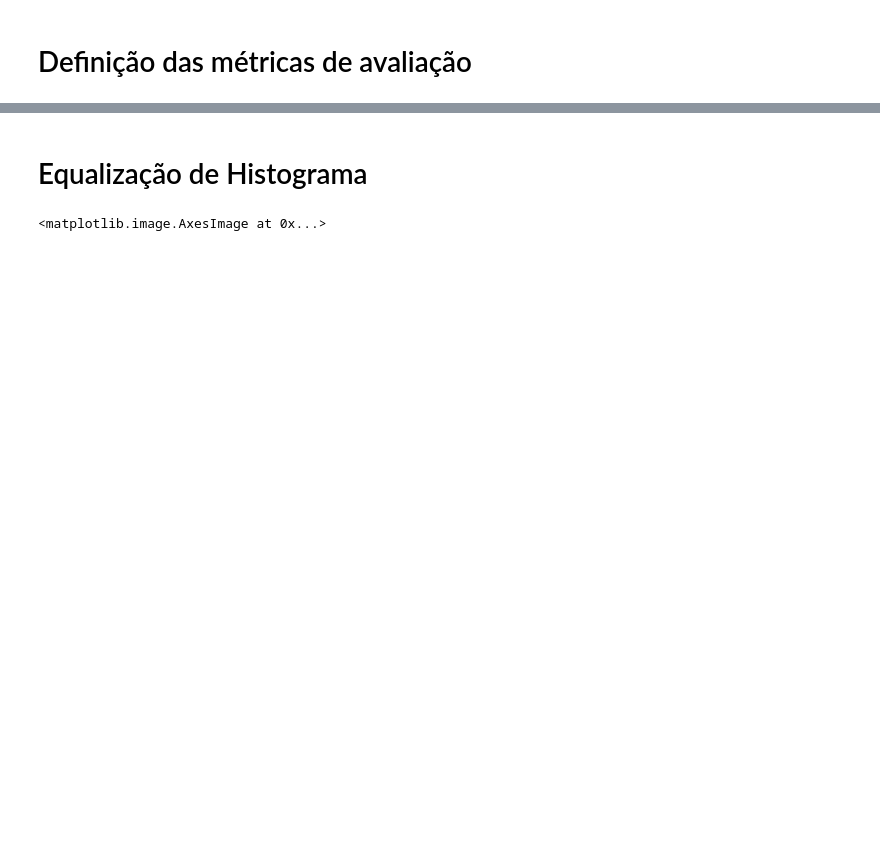
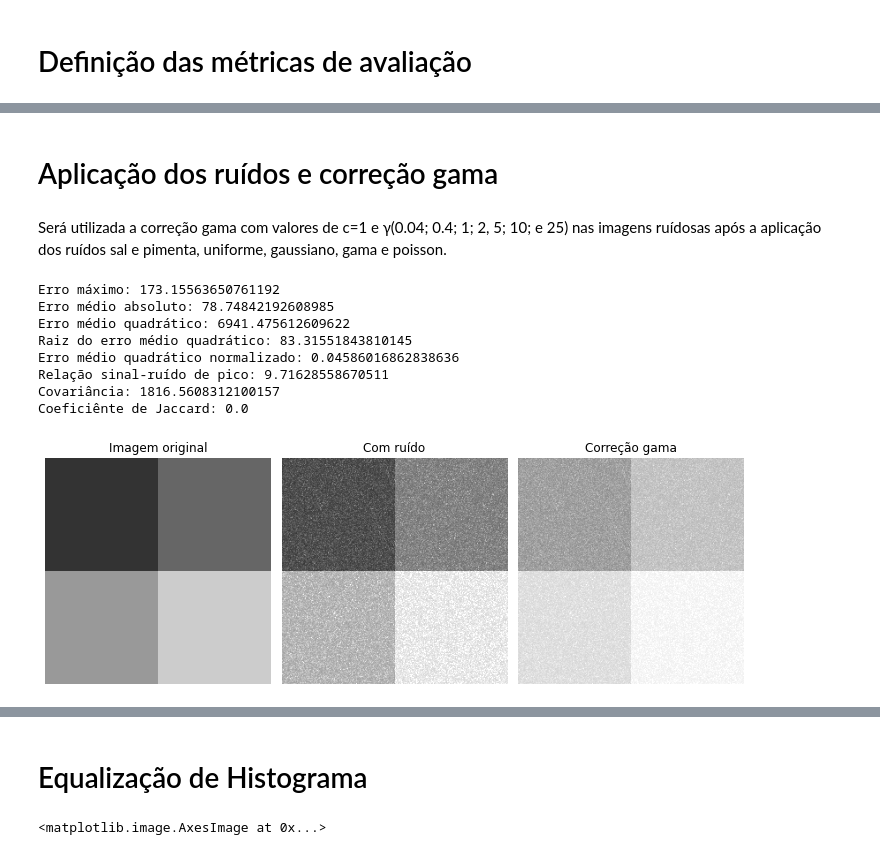
Before and after one commit to Giovannacm/digital-image-processing-msc, a Jupyter notebook: PID_Aula4e5_Implementacao.ipynb, the cells around one changed output, grey strips where cells are left out. Cells and saved outputs as stored; diff of their text form; code cells hidden in the pictures; blank space fills up the shorter version.

```diff
--- a/PID_Aula4e5_Implementacao.ipynb
+++ b/PID_Aula4e5_Implementacao.ipynb
@@ -214,5 +239,5 @@ plt.imshow(apply_gaussian_noise(image_e, 0, 0.01, from_package=True), cmap='gray
 # %%
 def apply_gama_noise(image, shape, scale):
-  gama_noise = np.random.gamma(shape=shape, scale=scale, size=256)
+  gama_noise = np.random.gamma(shape=shape, scale=scale, size=image.shape)
   noised_image = image + gama_noise
   return noised_image
@@ -233,2 +250,5 @@ plt.imshow(apply_poisson_noise(image_e), cmap='gray', vmin=0, vmax=255)
+# %%
+def gamma_correction(f, gamma = 1, c = 1):
+  return (c*((f/255)**gamma))*255
 # %% [markdown]
 # Definição das métricas de avaliação
@@ -323,0 +331,43 @@ y=0.04, 0.4, 1, 2, 5, 10, 25
+# %% [markdown]
+# Aplicação dos ruídos e correção gama
+# %% [markdown]
+Será utilizada a correção gama com valores de c=1 e γ(0.04;
+0.4; 1; 2, 5; 10; e 25) nas imagens ruídosas após a aplicação dos ruídos sal e
+pimenta, uniforme, gaussiano, gama e poisson.
+# %%
+img = image_d
+noised_img = apply_gama_noise(img, 3, 10)
+gama_img = gamma_correction(noised_img, 0.4, 1)
+
+fig, (ax0, ax1, ax2) = plt.subplots(ncols=3, figsize=(10, 10))
+
+ax0.imshow(img, cmap='gray', vmin=0, vmax=255)
+ax0.set_title("Imagem original")
+ax0.axis('off')
+ax1.imshow(noised_img, cmap='gray', vmin=0, vmax=255)
+ax1.set_title("Com ruído")
+ax1.axis('off')
+ax2.imshow(gama_img, cmap='gray', vmin=0, vmax=255)
+ax2.set_title("Correção gama")
+ax2.axis('off')
+
+fig.tight_layout()
+
+print(f"Erro máximo: {maximum_error(img, gama_img)}")
+print(f"Erro médio absoluto: {mean_absolute_error(img, gama_img)}")
+print(f"Erro médio quadrático: {mean_square_error(img, gama_img)}")
+print(f"Raiz do erro médio quadrático: {root_mean_square_error(img, gama_img)}")
+print(f"Erro médio quadrático normalizado: {normalized_mean_square_error(img, gama_img)}")
+print(f"Relação sinal-ruído de pico: {peak_signal_to_noise_ratio(img, gama_img)}")
+print(f"Covariância: {covariance(img, gama_img)}")
+print(f"Coeficiênte de Jaccard: {jaccard_index(img, gama_img)}")
+# %% [output]
+Erro máximo: 173.15563650761192
+Erro médio absoluto: 78.74842192608985
+Erro médio quadrático: 6941.475612609622
+Raiz do erro médio quadrático: 83.31551843810145
+Erro médio quadrático normalizado: 0.04586016862838636
+Relação sinal-ruído de pico: 9.71628558670511
+Covariância: 1816.5608312100157
+Coeficiênte de Jaccard: 0.0
+[figure, added]
```
Also changed, not shown: parts of 48 cells of this notebook.
